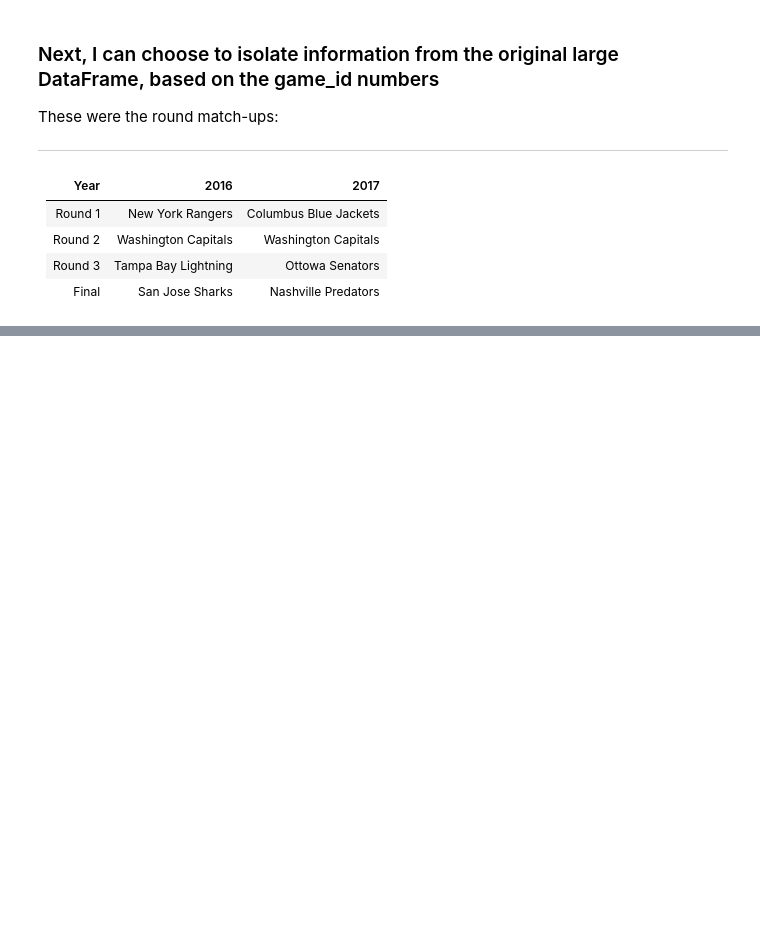
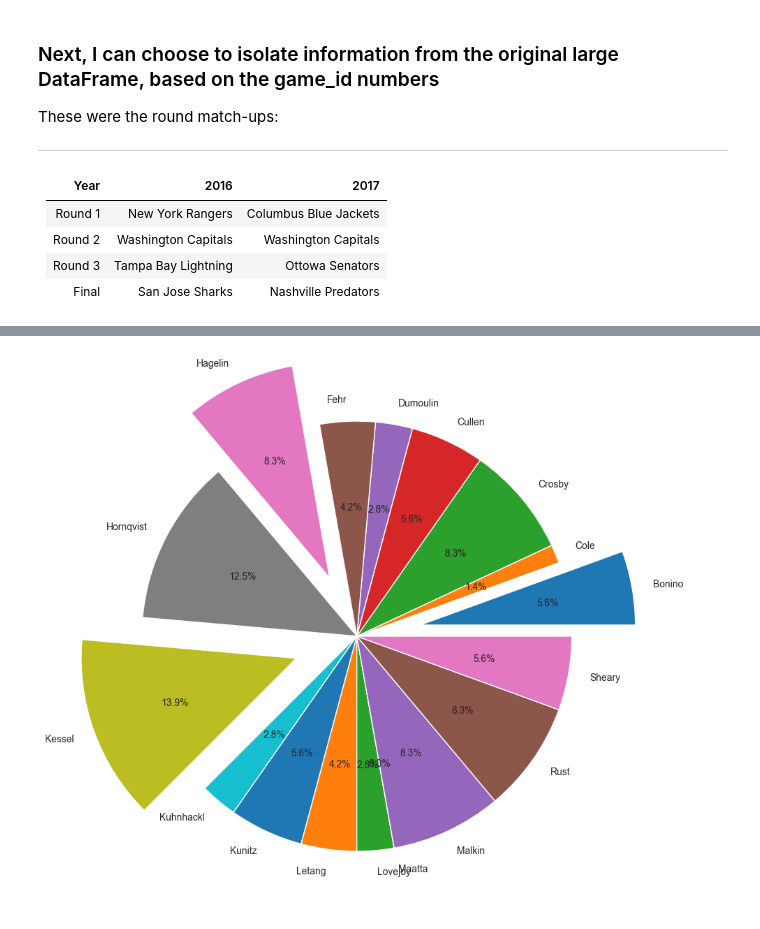
Before and after one commit to boncz/PenguinsHockeyAnalysis, a Jupyter notebook: PensPlayoffAnalysis.ipynb, the cells around one changed output, grey strips where cells are left out. Saved outputs shown, nothing was run; the diff lists cells and outputs as text; code cells hidden in the pictures; blank space fills up the shorter version.

```diff
--- a/PensPlayoffAnalysis.ipynb
+++ b/PensPlayoffAnalysis.ipynb
@@ -586,9 +609,10 @@ plt.title('Total Goals vs. Time on Ice')
 # %%
-labels = players_sums_df['lastName']
-#colors = ['lightblue', 'beige', 'lightgreen', 'orange', 'cyan', 'magenta','yellow','lightblue', 'beige', 'lightgreen', 'orange', 'cyan', 'magenta','yellow','lightblue', 'beige', 'lightgreen']
+labels = players_2016_sums_df['lastName']
 explode = [0.3,0,0,0,0,0,0.3,0,0.3,0,0,0,0,0,0,0,0]
-sizes = players_sums_df['goals']
+sizes = players_2016_sums_df['goals']
 
 plt.figure(0,figsize = (10,10))
 plt.pie(sizes, labels=labels, explode = explode, autopct='%1.1f%%')
 plt.show()
+# %% [output]
+[figure, added]
```
Also changed, not shown: parts of 33 cells of this notebook.
